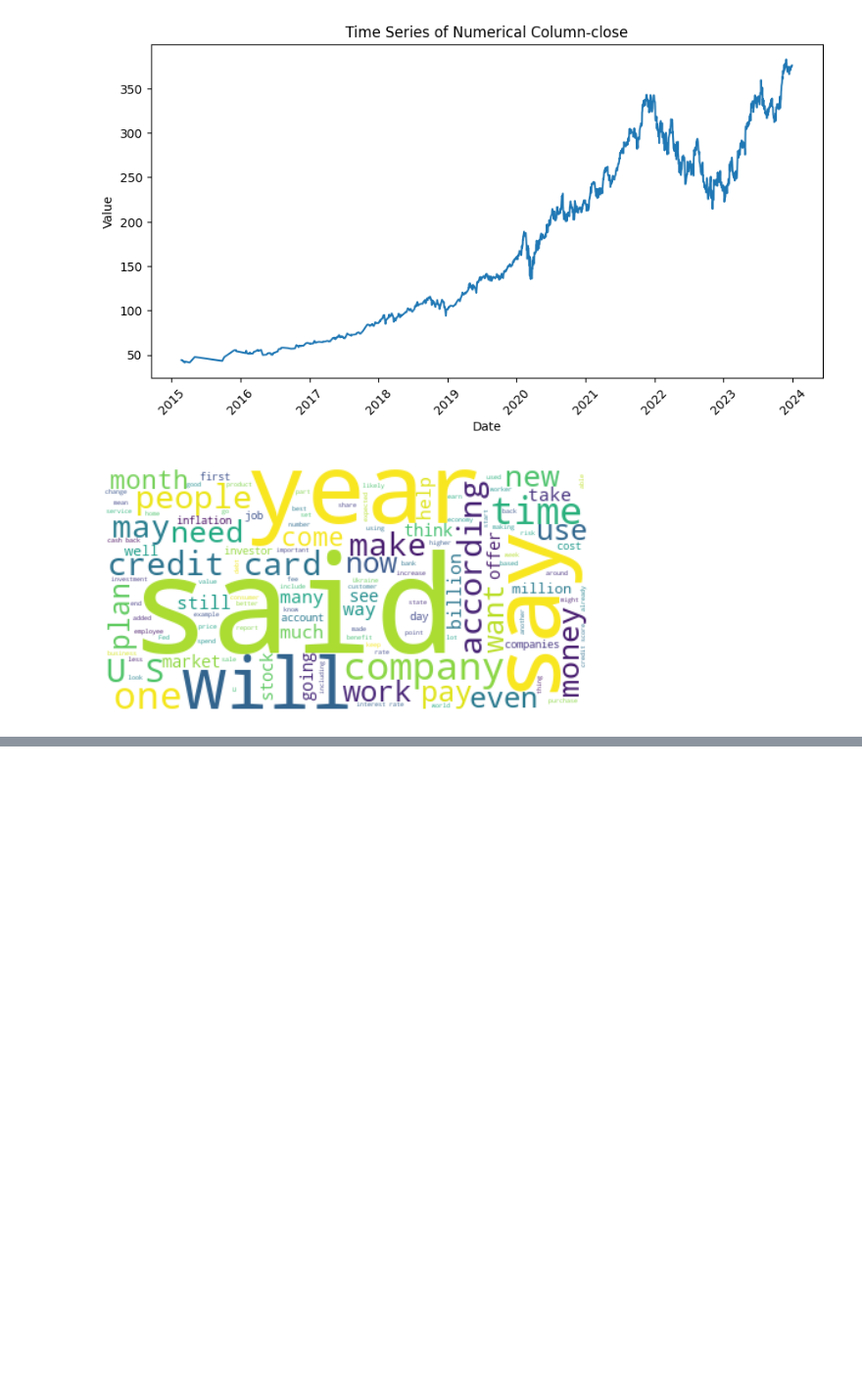
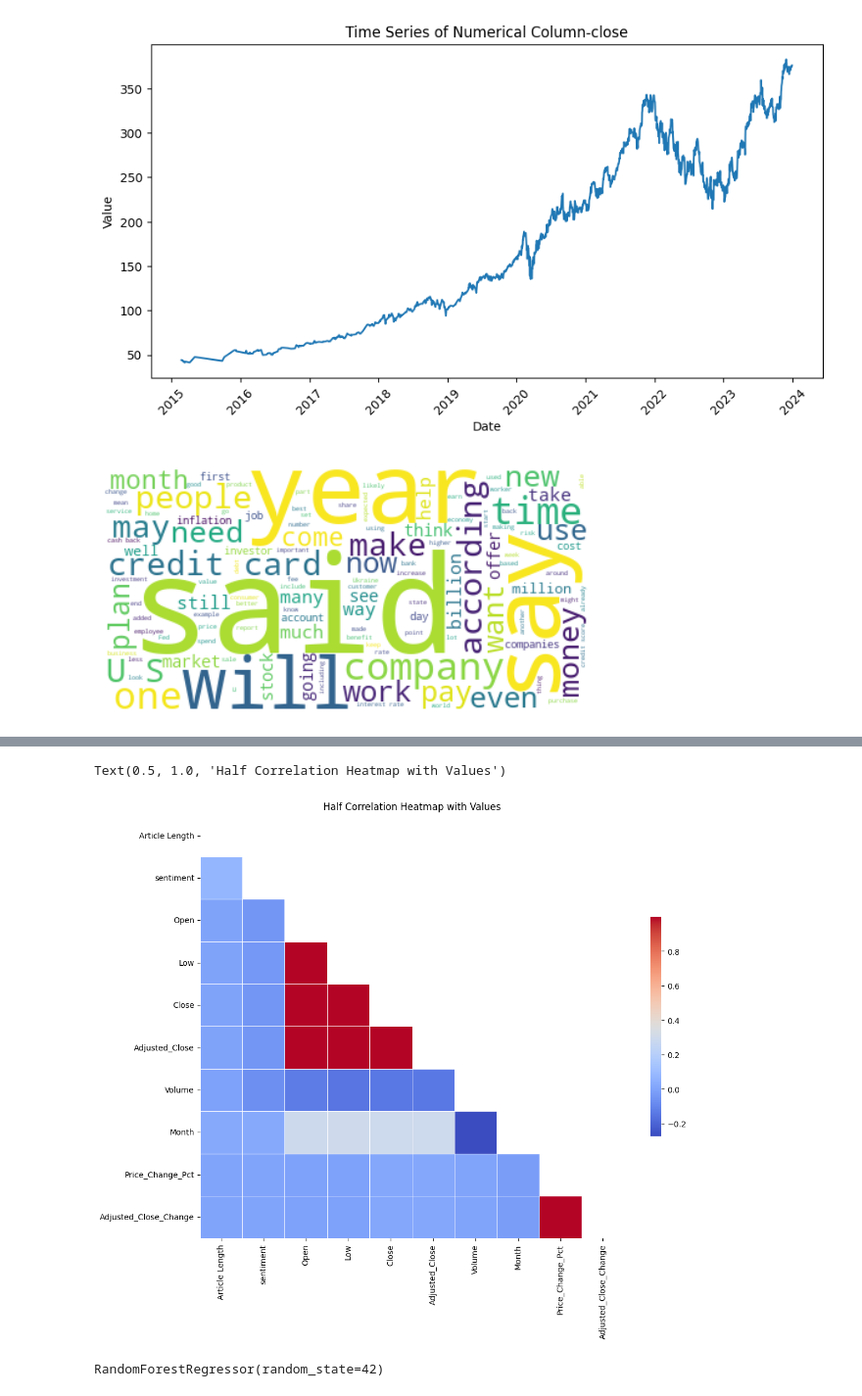
Before and after one commit to EthanFalcao/Sentiment-Analysis-in-Financial-Markets, a Jupyter notebook: 6. merge_eda.ipynb, the cells around one changed output, grey strips where cells are left out. Shown at 98% size. Cells and saved outputs as stored; diff of their text form; code cells hidden in the pictures; blank space fills up the shorter version.

```diff
--- a/6. merge_eda.ipynb
+++ b/6. merge_eda.ipynb
@@ -139,3 +139,51 @@ corr.style.background_gradient(cmap='coolwarm')
 | Month | 0.023553 | 0.024224 | 0.287101 | 0.294877 | 0.290742 | 0.292942 | -0.273090 | 1.000000 | ... |
 | Price_Change_Pct | 0.003067 | 0.004951 | -0.004796 | -0.004650 | 0.013806 | 0.013010 | 0.004568 | -0.023147 | ... |
 | Adjusted_Close_Change | 0.003090 | 0.005023 | -0.005108 | -0.004936 | 0.013505 | 0.012715 | 0.004012 | -0.022854 | ... |
+# %%
+import seaborn as sns
+import matplotlib.pyplot as plt
+
+
+df_numerical = df.select_dtypes(include=['int64', 'float64'])
+# Assuming df is your DataFrame with numerical data
+# Calculate the correlation matrix
+corr = df_numerical.corr()
+
+# Create a mask to hide the upper triangle of the correlation matrix
+mask = np.triu(np.ones_like(corr, dtype=bool))
+
+# Set up the matplotlib figure with a specified size
+plt.figure(figsize=(12, 10))
+
+# Create the heatmap with the mask, displaying correlation values
+sns.heatmap(corr, mask=mask, annot=True, cmap='coolwarm', fmt=".2f",
+            linewidths=0.5, square=True, cbar=True,
+            cbar_kws={"shrink": 0.5, "orientation": "vertical"})
+
+# Add a title to the plot
+plt.title("Half Correlation Heatmap with Values")
+
+# Display the plo
+# %% [output]
+Text(0.5, 1.0, 'Half Correlation Heatmap with Values')
+[figure, added]
+# %%
+import pandas as pd
+from sklearn.model_selection import train_test_split
+
+#df['Date'] = pd.to_datetime(df['Date'])
+
+
+X = df.drop(['Price_Change_Pct','date'], axis=1)
+y = df['Price_Change_Pct']
+
+X_train, X_test, y_train, y_test = train_test_split(X, y, test_size=0.2, random_state=42)
+
+
+from sklearn.ensemble import RandomForestRegressor
+
+
+model = RandomForestRegressor(random_state=42)
+model.fit(X_train, y_train)
+# %% [output]
+RandomForestRegressor(random_state=42)
```
Also changed, not shown: parts of 1 cell of this notebook, 1 other file.
